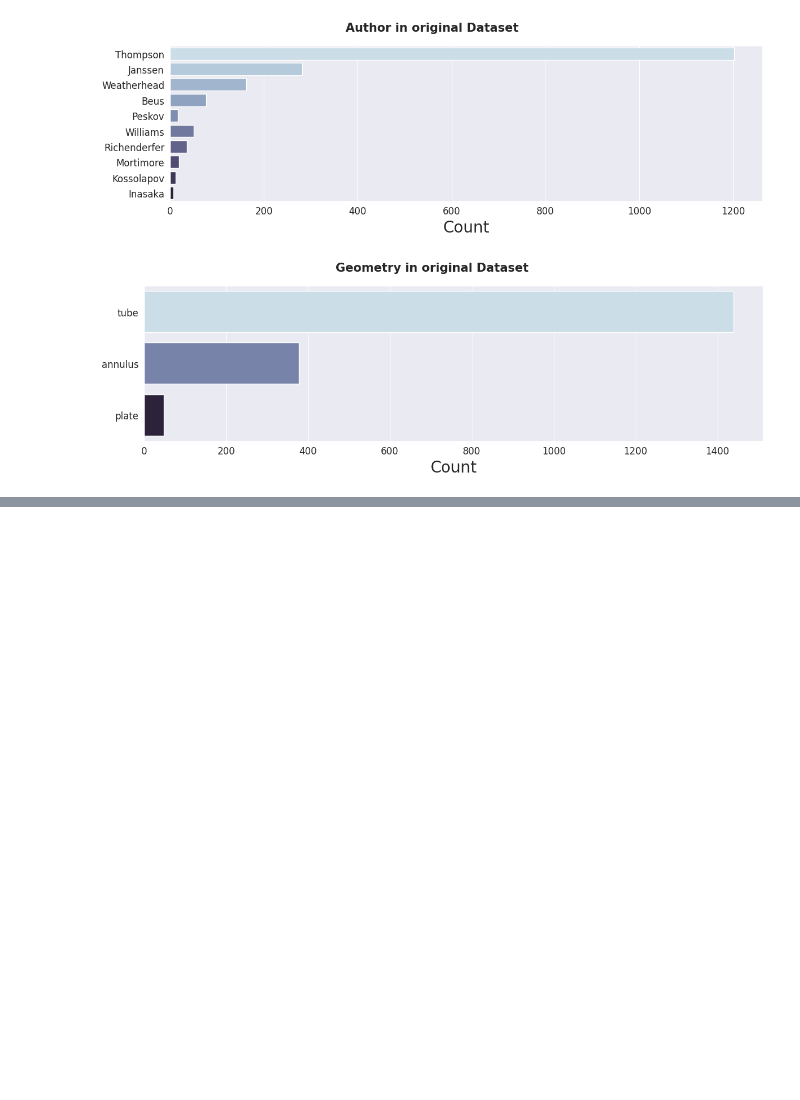
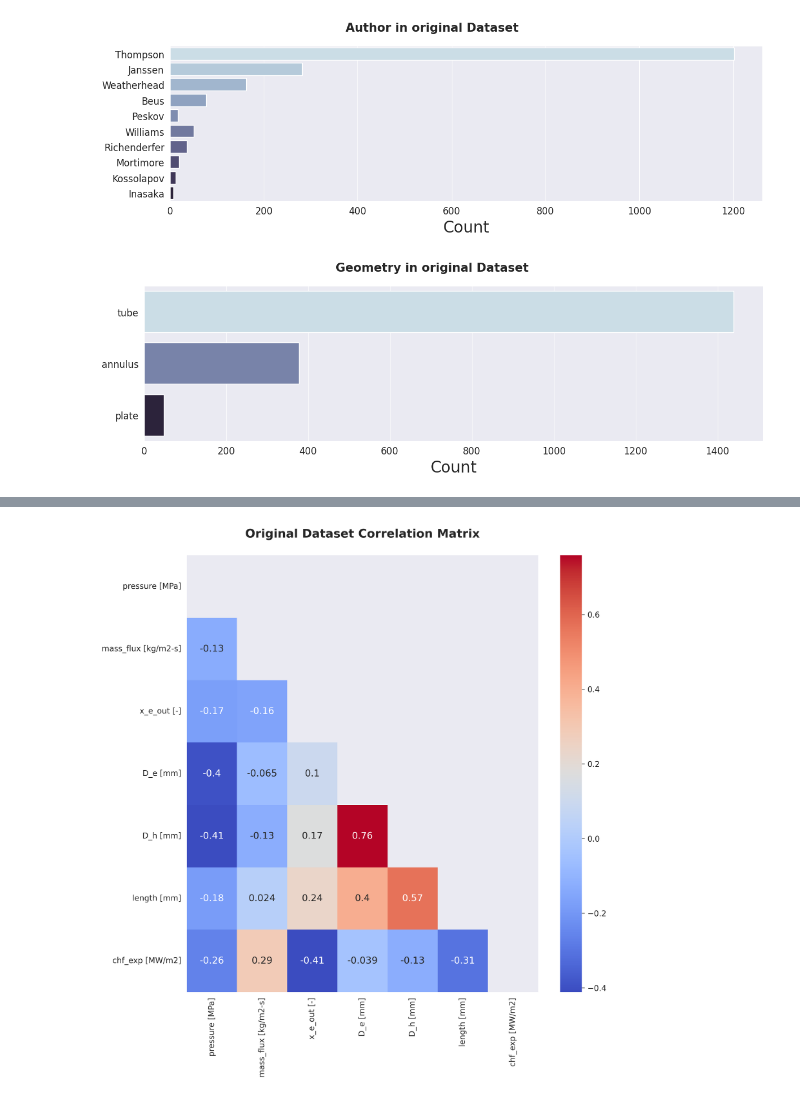
Before and after one commit to averma111/Kaggle_Competition, a Jupyter notebook: pytorch-ps3e15-regression.ipynb, the cells around one changed output, grey strips where cells are left out. Drawn from its saved outputs; the diff is of its cells as text; code cells hidden in the pictures; blank space fills up the shorter version.

```diff
--- a/pytorch-ps3e15-regression.ipynb
+++ b/pytorch-ps3e15-regression.ipynb
@@ -151,0 +177,4 @@ ValueError: Boolean array expected for the condition, not object
+# %%
+show_correlation(original[numerical_features.columns],'Original','coolwarm')
+# %% [output]
+[figure, added]
```
Also changed, not shown: parts of 8 cells of this notebook.
